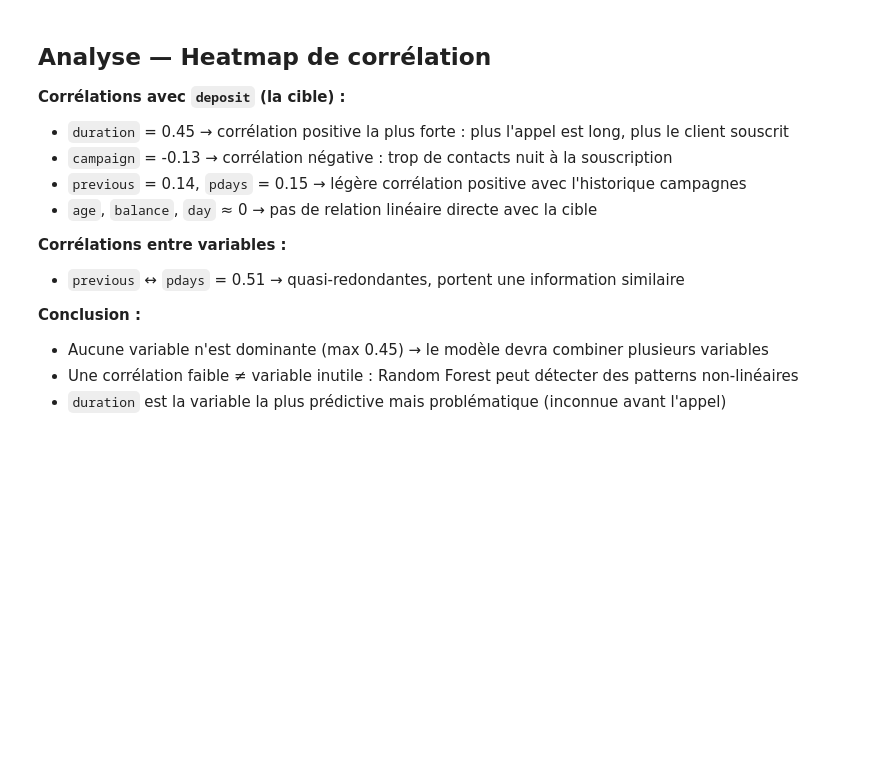
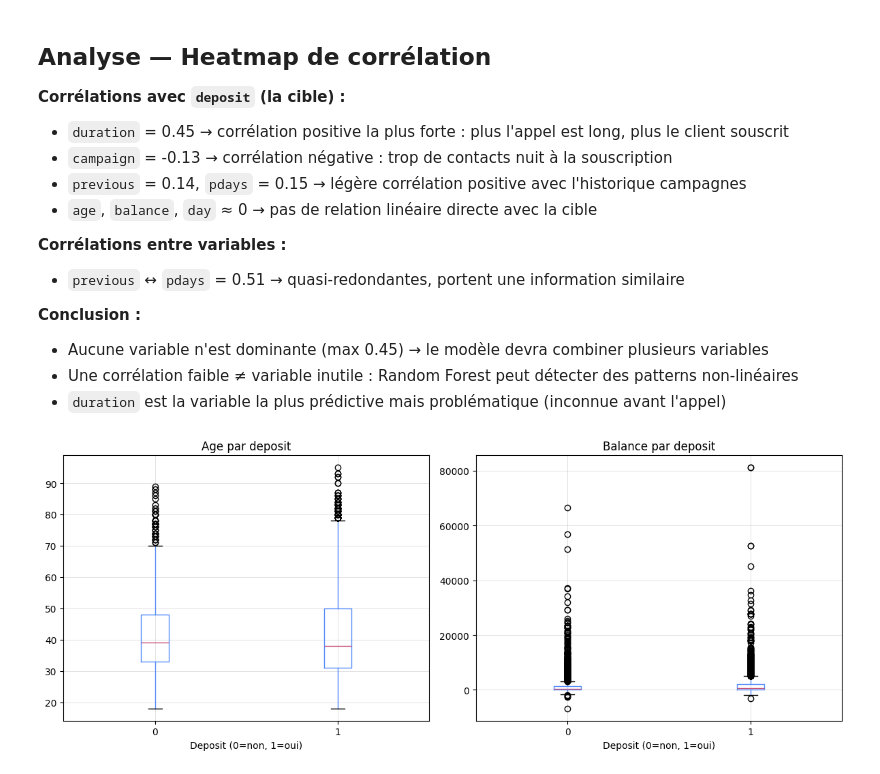
Before and after one commit to but-yohan-carvalho/optimisateur_marketing, a Jupyter notebook: lead_scoring/notebooks/01_eda.ipynb, the cells around one changed output. Cells and saved outputs as stored; diff of their text form; code cells hidden in the pictures; blank space fills up the shorter version.

```diff
--- a/lead_scoring/notebooks/01_eda.ipynb
+++ b/lead_scoring/notebooks/01_eda.ipynb
@@ -92,3 +93,19 @@ plt.show()
 - Aucune variable n'est dominante (max 0.45) → le modèle devra combiner plusieurs variables
 - Une corrélation faible ≠ variable inutile : Random Forest peut détecter des patterns non-linéaires
 - `duration` est la variable la plus prédictive mais problématique (inconnue avant l'appel)
+# %%
+fig, axes = plt.subplots(1, 2, figsize=(12, 5))
+
+df.boxplot(column="age", by="deposit", ax=axes[0])
+axes[0].set_title("Age par deposit")
+axes[0].set_xlabel("Deposit (0=non, 1=oui)")
+
+df.boxplot(column="balance", by="deposit", ax=axes[1])
+axes[1].set_title("Balance par deposit")
+axes[1].set_xlabel("Deposit (0=non, 1=oui)")
+
+plt.suptitle("")
+plt.tight_layout()
+plt.show()
+# %% [output]
+[figure, added]
```
Also changed, not shown: parts of 1 cell of this notebook.
